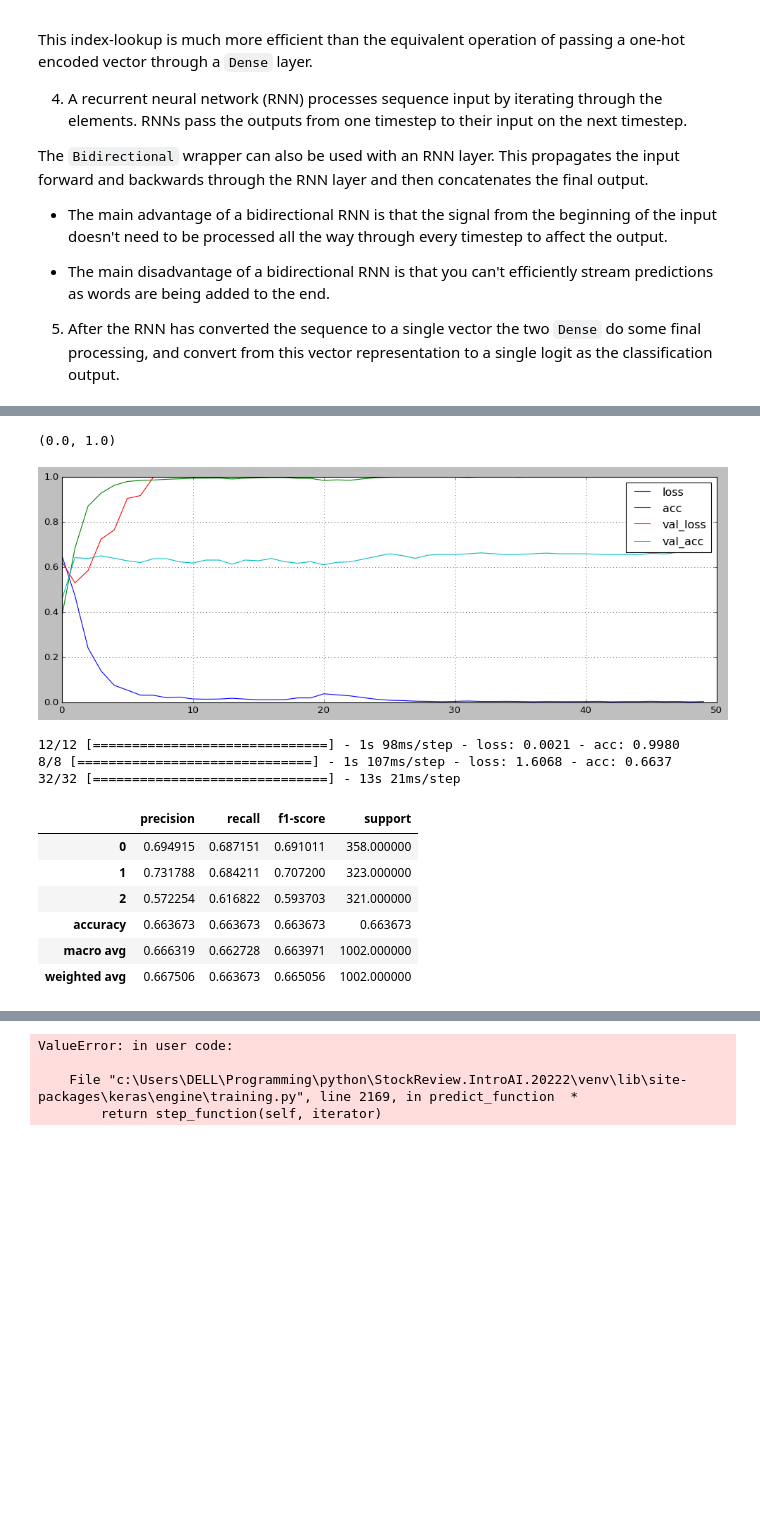
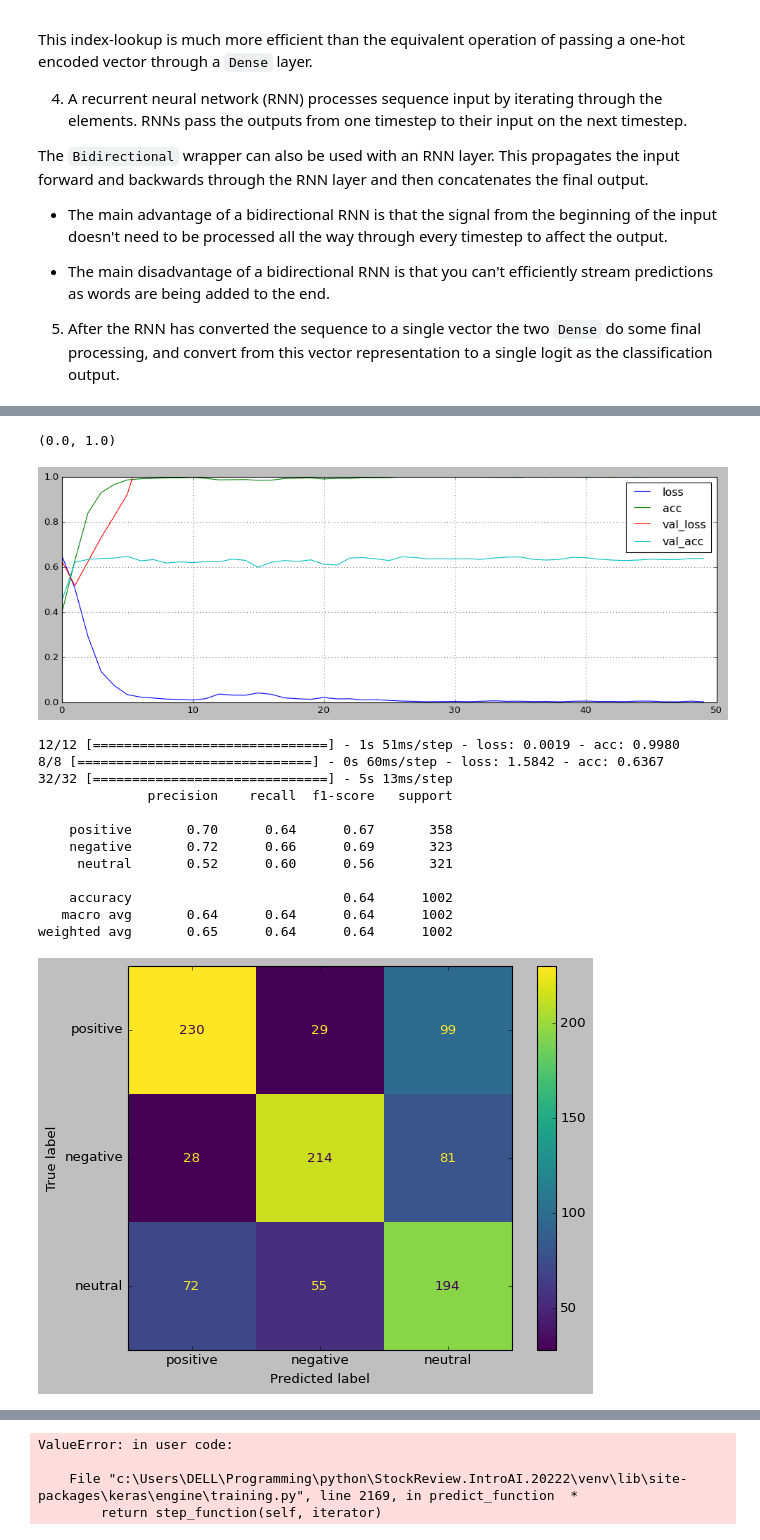
Before and after one commit to helloitsurdvq/VietnameseStockArticleClassification, a Jupyter notebook: source/04_DeepBidirectionalNN.ipynb, the cells around one changed output, grey strips where cells are left out. Drawn from its saved outputs; the diff is of its cells as text; code cells hidden in the pictures; blank space fills up the shorter version.

```diff
--- a/source/04_DeepBidirectionalNN.ipynb
+++ b/source/04_DeepBidirectionalNN.ipynb
@@ -225,36 +246,41 @@ Epoch 50/50
 # %%
 # Visualization
-import matplotlib.pyplot as plt
-import matplotlib.style
-import matplotlib as mpl
-mpl.style.use('classic')
 pd.DataFrame(history_training.history).plot(figsize = (15,5))
 plt.grid(True)
 plt.gca().set_ylim(0,1)
 # %% [output]
 (0.0, 1.0)
-[figure, old version]
+[figure, new version]
 # %%
+target_names = ['positive',
+ 'negative',
+ 'neutral']
 # Evaluation
 train_loss, train_acc = model.evaluate(train_dataset)
 test_loss, test_acc = model.evaluate(test_dataset)
 
 # Prediction
 preds = model.predict(test_df.text)
 preds = tf.math.argmax(preds, -1)
 
 # Report
-report = sklearn.metrics.classification_report(test_df.label_id, preds, output_dict=True)
-df_report = pd.DataFrame(report).transpose()
-df_report
+report = classification_report(test_df.label_id, preds, target_names=target_names, digits=2)
+print(report)
+cm = confusion_matrix(test_df.label_id, preds)
+_display = ConfusionMatrixDisplay(confusion_matrix=cm, display_labels=target_names)
+_display.plot()
+plt.show()
 # %% [output]
-12/12 [==============================] - 1s 98ms/step - loss: 0.0021 - acc: 0.9980
-8/8 [==============================] - 1s 107ms/step - loss: 1.6068 - acc: 0.6637
-32/32 [==============================] - 13s 21ms/step
+12/12 [==============================] - 1s 51ms/step - loss: 0.0019 - acc: 0.9980
+8/8 [==============================] - 0s 60ms/step - loss: 1.5842 - acc: 0.6367
+32/32 [==============================] - 5s 13ms/step
+              precision    recall  f1-score   support
+
+    positive       0.70      0.64      0.67       358
+    negative       0.72      0.66      0.69       323
+     neutral       0.52      0.60      0.56       321
+
+    accuracy                           0.64      1002
+   macro avg       0.64      0.64      0.64      1002
+weighted avg       0.65      0.64      0.64      1002
-|  | precision | recall | f1-score | support |
-| 0 | 0.694915 | 0.687151 | 0.691011 | 358.000000 |
-| 1 | 0.731788 | 0.684211 | 0.707200 | 323.000000 |
-| 2 | 0.572254 | 0.616822 | 0.593703 | 321.000000 |
-| accuracy | 0.663673 | 0.663673 | 0.663673 | 0.663673 |
-| macro avg | 0.666319 | 0.662728 | 0.663971 | 1002.000000 |
-| weighted avg | 0.667506 | 0.663673 | 0.665056 | 1002.000000 |
+[figure, added]
```
Also changed, not shown: parts of 16 cells of this notebook, 1 other file.
